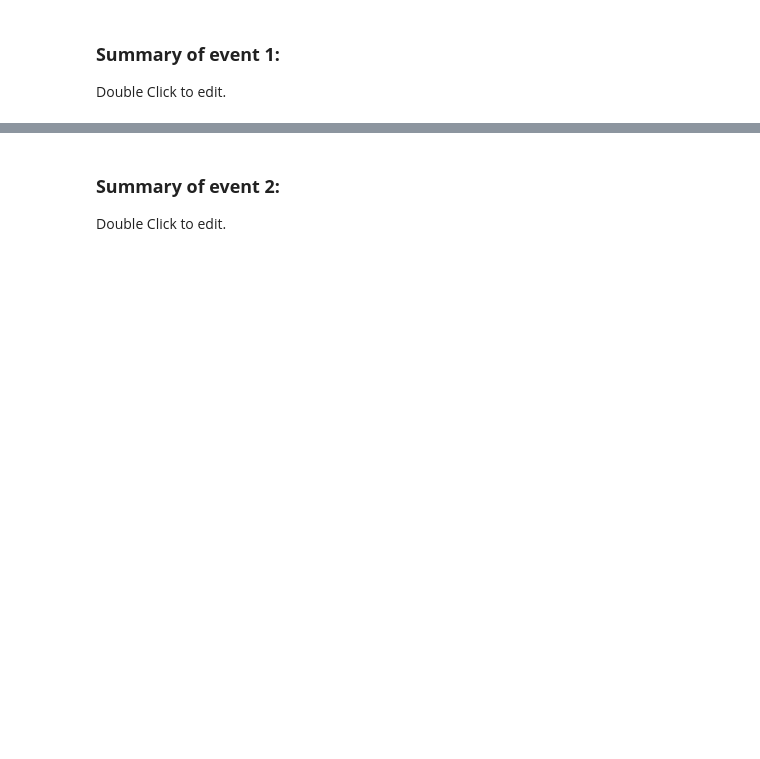
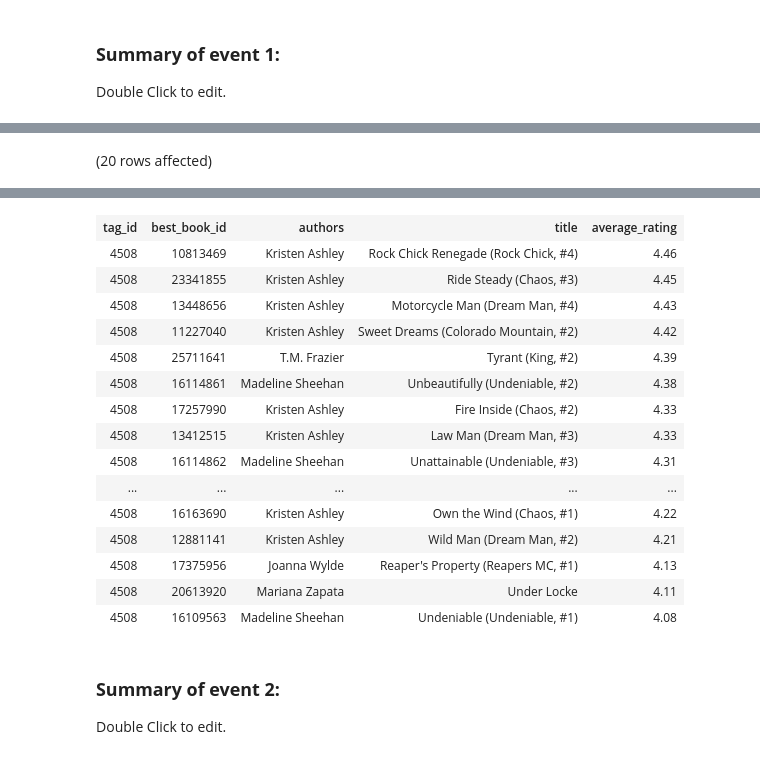
Before and after one commit to yayasanya/SQL-Part-3-Studio, a Jupyter notebook: SQL-Part-3-Studio.ipynb, the cells around one changed output, grey strips where cells are left out. Drawn from its saved outputs; the diff is of its cells as text; code cells hidden in the pictures; blank space fills up the shorter version.

```diff
--- a/SQL-Part-3-Studio.ipynb
+++ b/SQL-Part-3-Studio.ipynb
@@ -67,0 +186,9 @@ Double Click to edit.
+# %%
+SELECT TOP 20 bt.tag_id, b.best_book_id, b.authors, b.title, b.average_rating
+FROM BooksDB.dbo.book_tags as bt
+INNER JOIN BooksDB.dbo.books as b
+ON bt.goodreads_book_id=b.best_book_id
+WHERE bt.tag_id=4508
+ORDER BY b.average_rating DESC
+# %% [output]
+(20 rows affected)
@@ -68,3 +196,19 @@ Double Click to edit.
+| tag_id | best_book_id | authors | title | average_rating |
+| 4508 | 10813469 | Kristen Ashley | Rock Chick Renegade (Rock Chick, #4) | 4.46 |
+| 4508 | 23341855 | Kristen Ashley | Ride Steady (Chaos, #3) | 4.45 |
+| 4508 | 13448656 | Kristen Ashley | Motorcycle Man (Dream Man, #4) | 4.43 |
+| 4508 | 11227040 | Kristen Ashley | Sweet Dreams (Colorado Mountain, #2) | 4.42 |
+| 4508 | 25711641 | T.M. Frazier | Tyrant (King, #2) | 4.39 |
+| 4508 | 16114861 | Madeline Sheehan | Unbeautifully (Undeniable, #2) | 4.38 |
+| 4508 | 17257990 | Kristen Ashley | Fire Inside (Chaos, #2) | 4.33 |
+| 4508 | 13412515 | Kristen Ashley | Law Man (Dream Man, #3) | 4.33 |
+| 4508 | 16114862 | Madeline Sheehan | Unattainable (Undeniable, #3) | 4.31 |
+| ... | ... | ... | ... | ... |
+| 4508 | 16163690 | Kristen Ashley | Own the Wind (Chaos, #1) | 4.22 |
+| 4508 | 12881141 | Kristen Ashley | Wild Man (Dream Man, #2) | 4.21 |
+| 4508 | 17375956 | Joanna Wylde | Reaper's Property (Reapers MC, #1) | 4.13 |
+| 4508 | 20613920 | Mariana Zapata | Under Locke | 4.11 |
+| 4508 | 16109563 | Madeline Sheehan | Undeniable (Undeniable, #1) | 4.08 |
 # %% [markdown]
 ### **Summary of event 2:**
 
```
Also changed, not shown: parts of 12 cells of this notebook.
